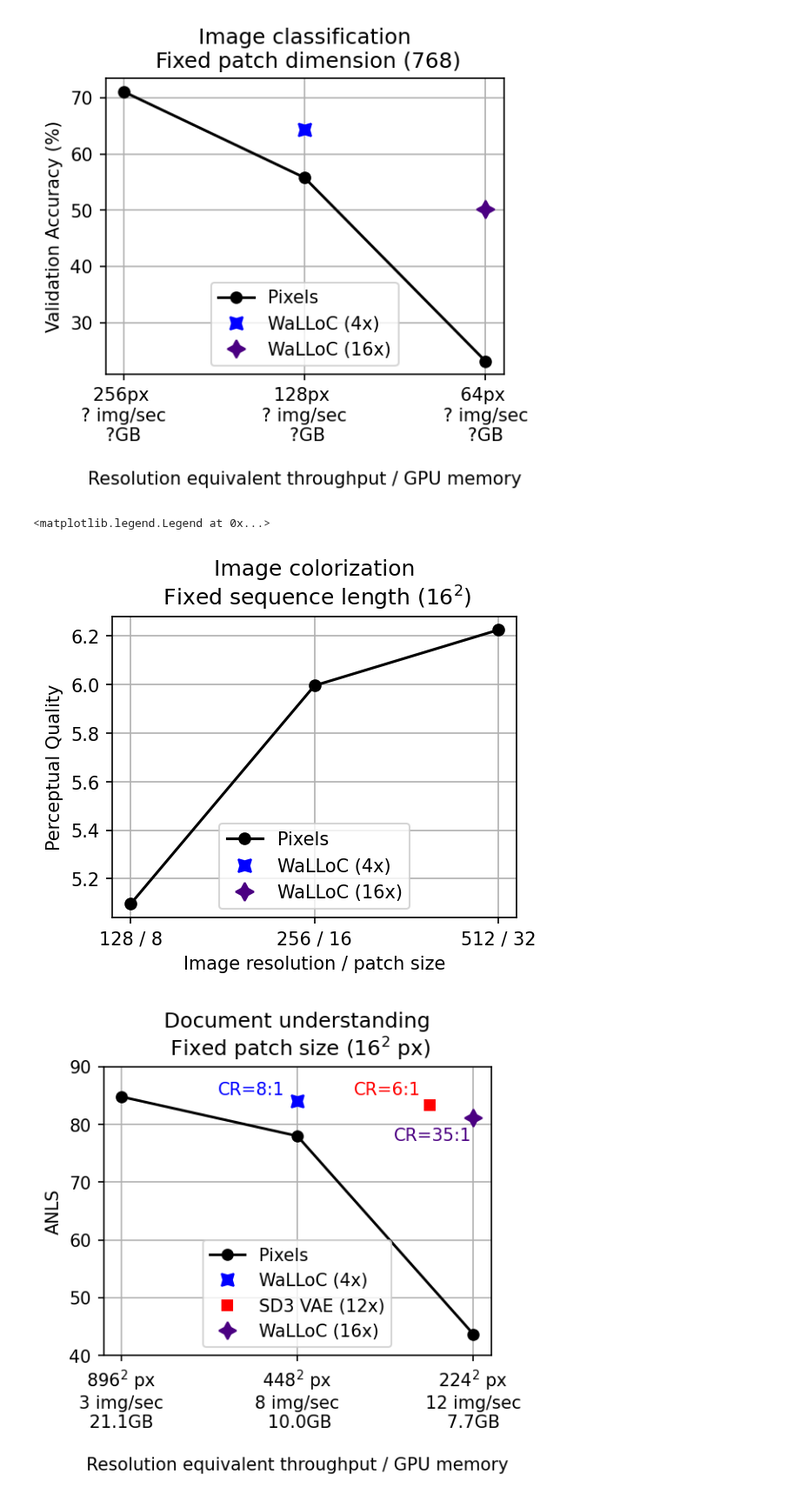
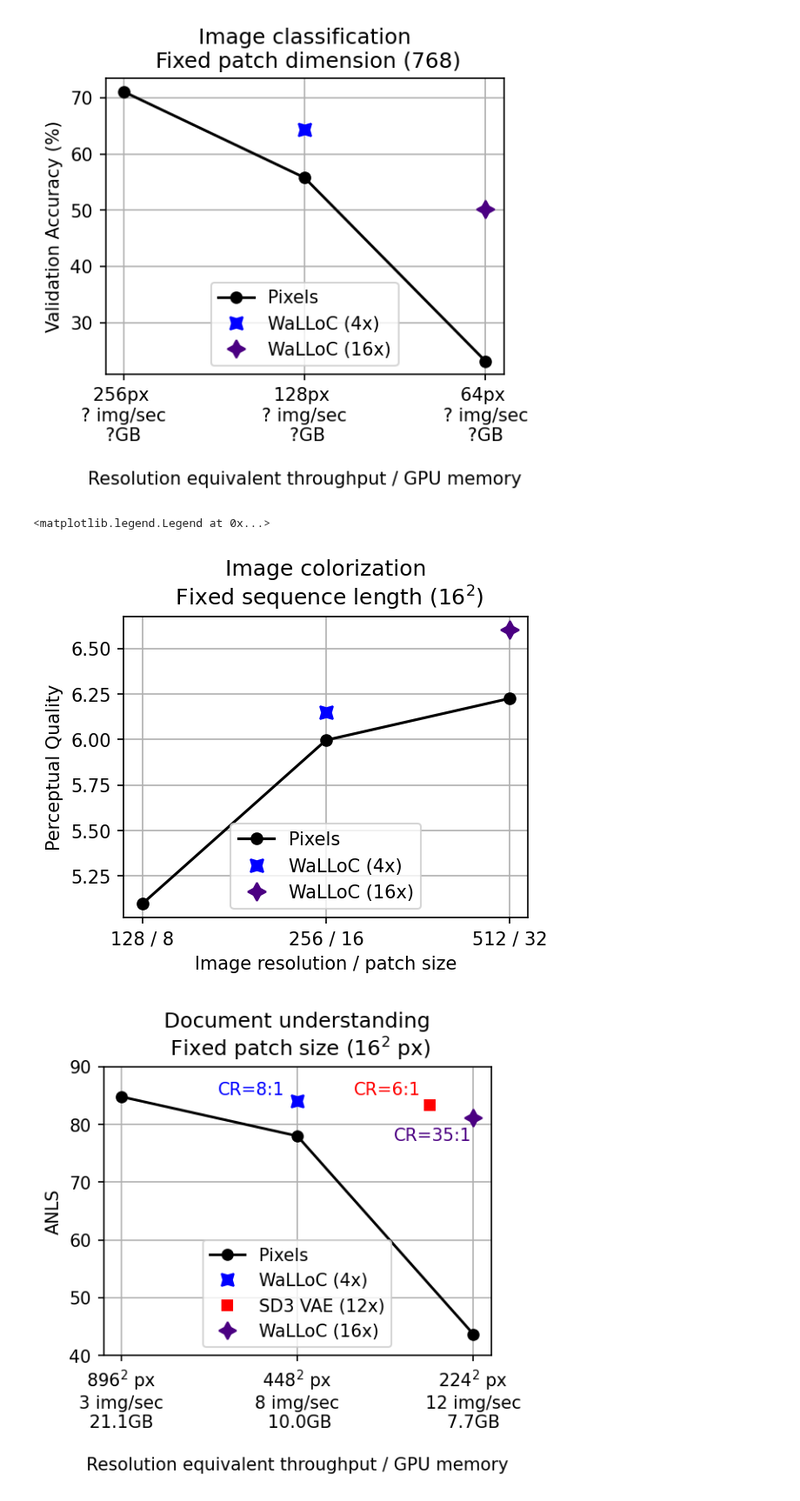
Before and after one commit to danjacobellis/LCCL, a Jupyter notebook: train/results_plot.ipynb, the cells around one changed output. Shown at 87% size. Drawn from its saved outputs; the diff is of its cells as text; code cells hidden in the pictures.

```diff
--- a/train/results_plot.ipynb
+++ b/train/results_plot.ipynb
@@ -36,32 +36,31 @@ ax.invert_xaxis()
 # %%
 img_res_patch_size = [1, 2, 3]
 pixels_quality =  [5.096641, 5.995810, 6.225237]
-# walloc_4x_quality = [np.nan, 0.0, 0.0]
-walloc_4x_quality = [np.nan, np.nan, np.nan]
-# walloc_16x_quality = [np.nan, 0.0, 0.0]
-walloc_16x_quality = [np.nan, np.nan, np.nan]
+# walloc_4x_quality = [np.nan, 6.149699, 	6.224286]
+walloc_4x_quality = [np.nan, 6.149699, 	np.nan]
+walloc_16x_quality = [np.nan, np.nan, 6.601486]
 
 plt.figure(figsize=(4, 3), dpi=150)
 plt.plot(img_res_patch_size, pixels_quality, marker='o', label='Pixels', color='black')
 ax = plt.gca()
 ax.plot(img_res_patch_size, walloc_4x_quality, marker=(4, 1, 45), label='WaLLoC (4x)', color='blue', linestyle='none', markersize=10)
 ax.plot(img_res_patch_size, walloc_16x_quality, marker=(4, 1, 0), label='WaLLoC (16x)', color='indigo', linestyle='none', markersize=10)
 
 ax.set_title('Image colorization\n Fixed sequence length $\\left(16^2\\right)$')
 ax.set_xlabel('Image resolution / patch size')
 ax.set_ylabel('Perceptual Quality')
 ax.grid(True)
 ax.set_xticks(img_res_patch_size)
 ax.set_xticklabels(['128 / 8', '256 / 16', '512 / 32'])
 ax.legend(loc='lower center')
 
 # ax.text(0.5, 0.5, 'SPECULATIVE RESULTS\nEXPERIMENTS STILL RUNNING',
 #          fontsize=30, color='gray', alpha=0.5, ha='center', va='center', rotation=30,
 #          transform=plt.gca().transAxes);
 # # ax.invert_xaxis()
 # %% [output]
 <matplotlib.legend.Legend at 0x...>
-[figure, old version]
+[figure, new version]
 # %%
 seq_length = [1, 2, 3]
 pixels_anls = [43.7, 78.0, 84.8]
```
Also changed, not shown: parts of 5 cells of this notebook.
